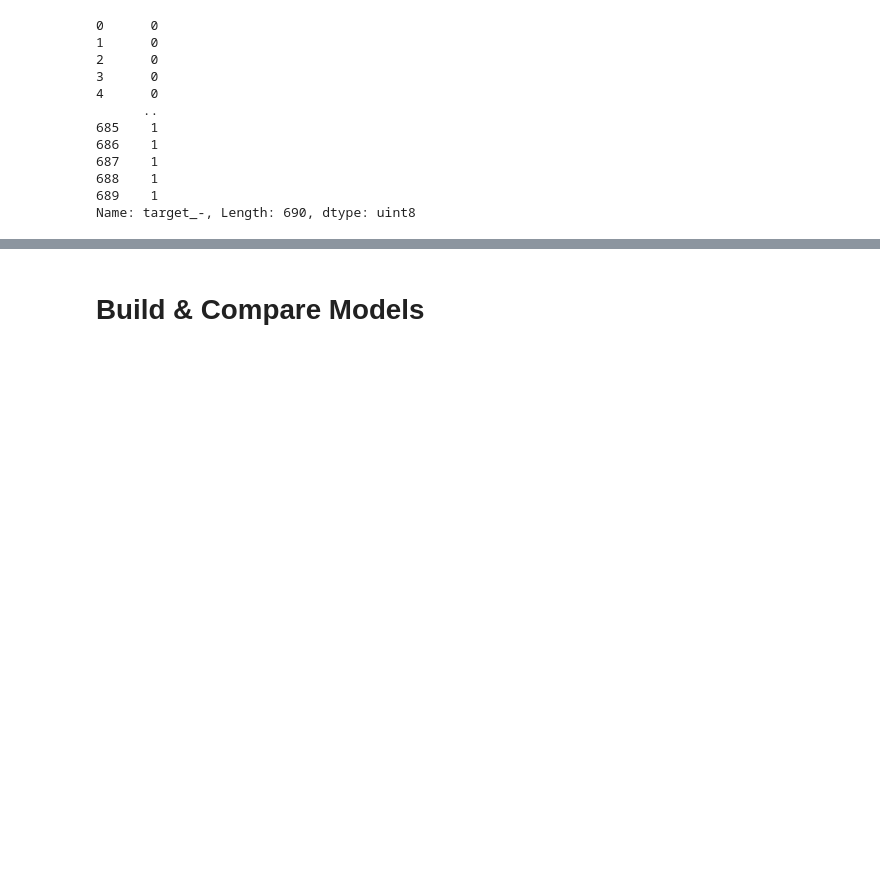
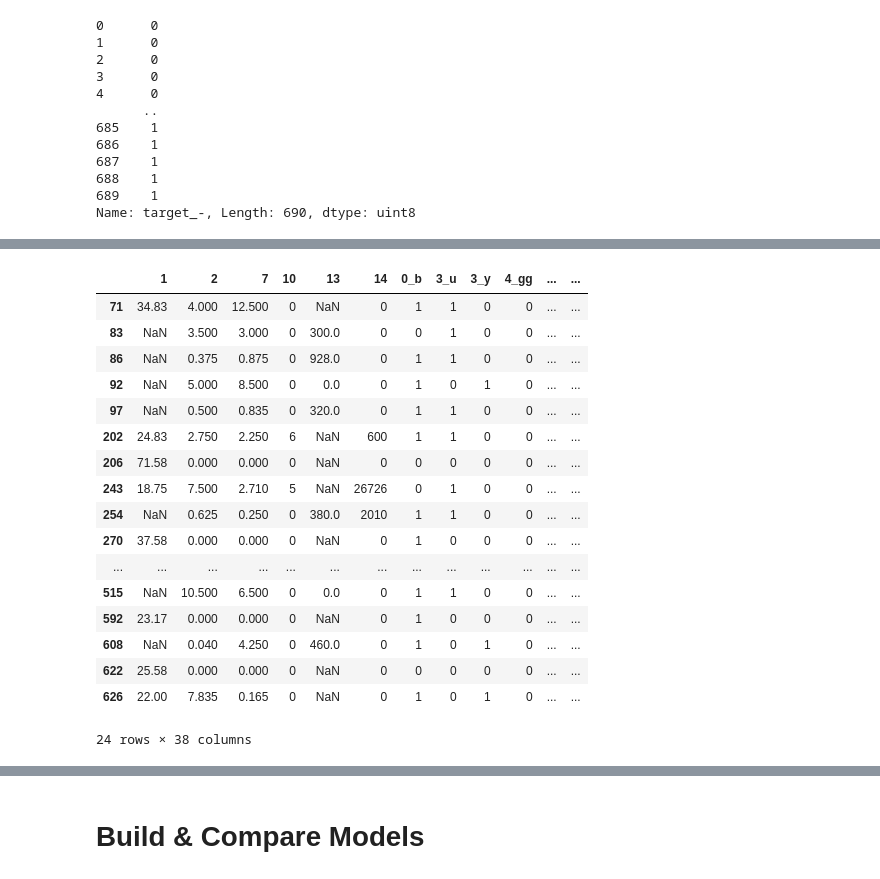
Before and after one commit to apoboldon/machine-learning-program, a Jupyter notebook: #07. Model Selection. Decision Tree vs Support Vector Machines vs Logistic Regression/07practice.ipynb, the cells around one changed output, grey strips where cells are left out. Drawn from its saved outputs; the diff is of its cells as text; code cells hidden in the pictures; blank space fills up the shorter version.

```diff
--- a/#07. Model Selection. Decision Tree vs Support Vector Machines vs Logistic Regression/07practice.ipynb
+++ b/#07. Model Selection. Decision Tree vs Support Vector Machines vs Logistic Regression/07practice.ipynb
@@ -77,0 +151,23 @@ False
+# %%
+mask = df.isnull().sum(axis=1) > 0
+# %%
+df[mask]
+# %% [output]
+|  | 1 | 2 | 7 | 10 | 13 | 14 | 0_b | 3_u | 3_y | 4_gg | ... | ... |
+| 71 | 34.83 | 4.000 | 12.500 | 0 | NaN | 0 | 1 | 1 | 0 | 0 | ... | ... |
+| 83 | NaN | 3.500 | 3.000 | 0 | 300.0 | 0 | 0 | 1 | 0 | 0 | ... | ... |
+| 86 | NaN | 0.375 | 0.875 | 0 | 928.0 | 0 | 1 | 1 | 0 | 0 | ... | ... |
+| 92 | NaN | 5.000 | 8.500 | 0 | 0.0 | 0 | 1 | 0 | 1 | 0 | ... | ... |
+| 97 | NaN | 0.500 | 0.835 | 0 | 320.0 | 0 | 1 | 1 | 0 | 0 | ... | ... |
+| 202 | 24.83 | 2.750 | 2.250 | 6 | NaN | 600 | 1 | 1 | 0 | 0 | ... | ... |
+| 206 | 71.58 | 0.000 | 0.000 | 0 | NaN | 0 | 0 | 0 | 0 | 0 | ... | ... |
+| 243 | 18.75 | 7.500 | 2.710 | 5 | NaN | 26726 | 0 | 1 | 0 | 0 | ... | ... |
+| 254 | NaN | 0.625 | 0.250 | 0 | 380.0 | 2010 | 1 | 1 | 0 | 0 | ... | ... |
+| 270 | 37.58 | 0.000 | 0.000 | 0 | NaN | 0 | 1 | 0 | 0 | 0 | ... | ... |
+| ... | ... | ... | ... | ... | ... | ... | ... | ... | ... | ... | ... | ... |
+| 515 | NaN | 10.500 | 6.500 | 0 | 0.0 | 0 | 1 | 1 | 0 | 0 | ... | ... |
+| 592 | 23.17 | 0.000 | 0.000 | 0 | NaN | 0 | 1 | 0 | 0 | 0 | ... | ... |
+| 608 | NaN | 0.040 | 4.250 | 0 | 460.0 | 0 | 1 | 0 | 1 | 0 | ... | ... |
+| 622 | 25.58 | 0.000 | 0.000 | 0 | NaN | 0 | 0 | 0 | 0 | 0 | ... | ... |
+| 626 | 22.00 | 7.835 | 0.165 | 0 | NaN | 0 | 1 | 0 | 1 | 0 | ... | ... |
+24 rows × 38 columns
```
Also changed, not shown: parts of 30 cells of this notebook, 3 other files.
